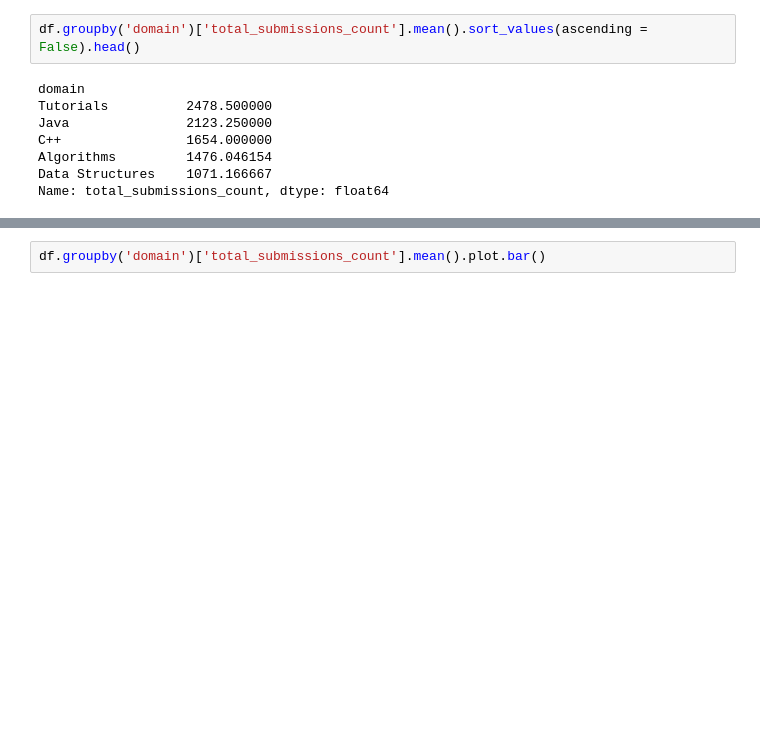
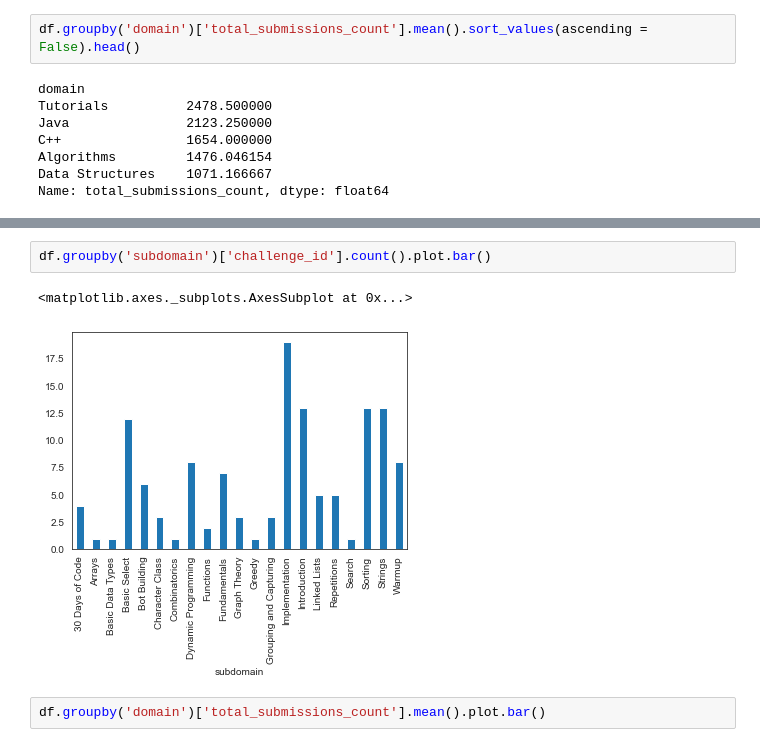
Before and after one commit to pratikjaiswal1998/challenge_recommendation_ml, a Jupyter notebook: Recommendation.ipynb, the cells around one changed output, grey strips where cells are left out. Drawn from its saved outputs; the diff is of its cells as text; blank space fills up the shorter version.

```diff
--- a/Recommendation.ipynb
+++ b/Recommendation.ipynb
@@ -323,3 +331,8 @@ Name: total_submissions_count, dtype: float64
+# %%
+df.groupby('subdomain')['challenge_id'].count().plot.bar()
+# %% [output]
+<matplotlib.axes._subplots.AxesSubplot at 0x...>
+[figure, added]
 # %%
 df.groupby('domain')['total_submissions_count'].mean().plot.bar()
 # %% [output]
```
Also changed, not shown: parts of 21 cells of this notebook, 1 other file.
